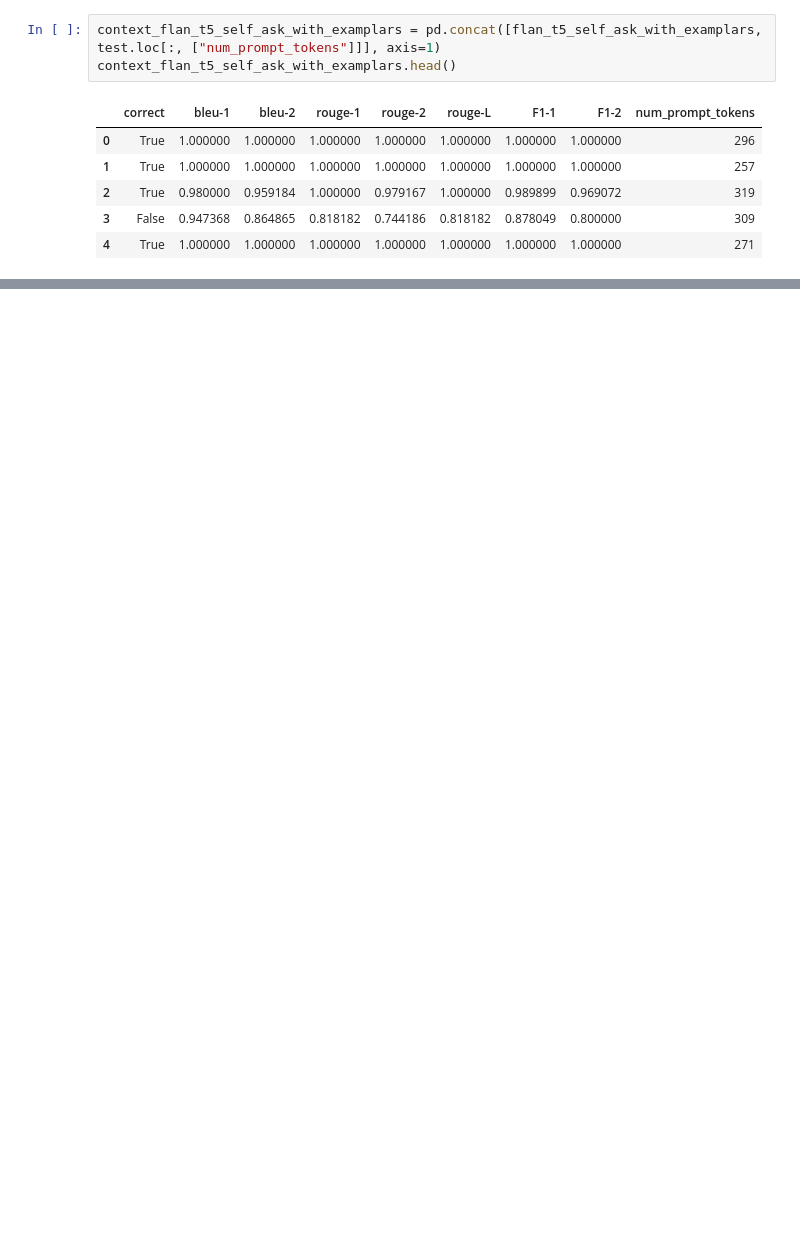
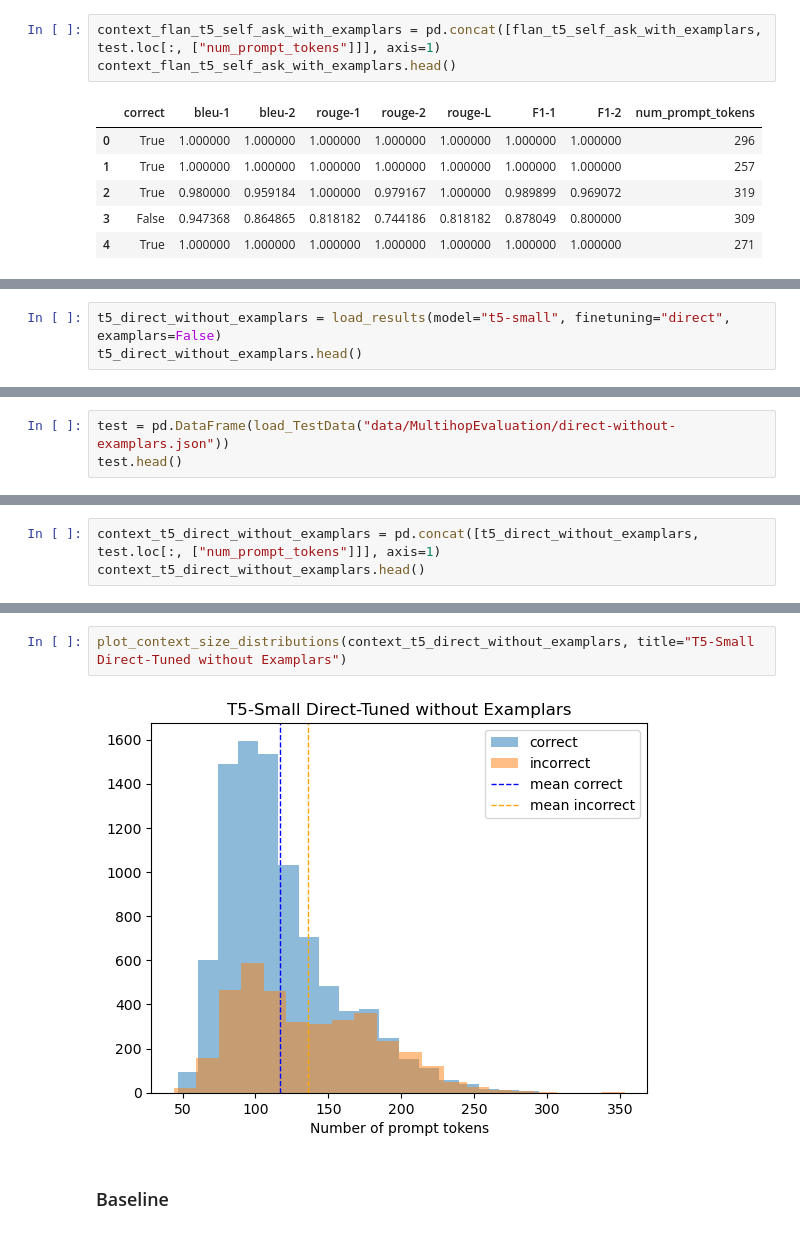
Before and after one commit to RichardMathewsII/compositional-reasoning-finetuning, a Jupyter notebook: finetuning-status-analysis.ipynb, the cells around one changed output, grey strips where cells are left out. Saved outputs shown, nothing was run; the diff lists cells and outputs as text; blank space fills up the shorter version.

```diff
--- a/finetuning-status-analysis.ipynb
+++ b/finetuning-status-analysis.ipynb
@@ -65,0 +110,3 @@ context_flan_t5_self_ask_with_examplars.head()
+# %%
+t5_direct_without_examplars = load_results(model="t5-small", finetuning="direct", examplars=False)
+t5_direct_without_examplars.head()
@@ -65,0 +120,3 @@ context_flan_t5_self_ask_with_examplars.head()
+# %%
+test = pd.DataFrame(load_TestData("data/MultihopEvaluation/direct-without-examplars.json"))
+test.head()
@@ -65,0 +130,3 @@ context_flan_t5_self_ask_with_examplars.head()
+# %%
+context_t5_direct_without_examplars = pd.concat([t5_direct_without_examplars, test.loc[:, ["num_prompt_tokens"]]], axis=1)
+context_t5_direct_without_examplars.head()
@@ -65,0 +152,6 @@ context_flan_t5_self_ask_with_examplars.head()
+# %%
+plot_context_size_distributions(context_t5_direct_without_examplars, title="T5-Small Direct-Tuned without Examplars")
+# %% [output]
+[figure, added]
+# %% [markdown]
+### Baseline
```
Also changed, not shown: parts of 27 cells of this notebook.
